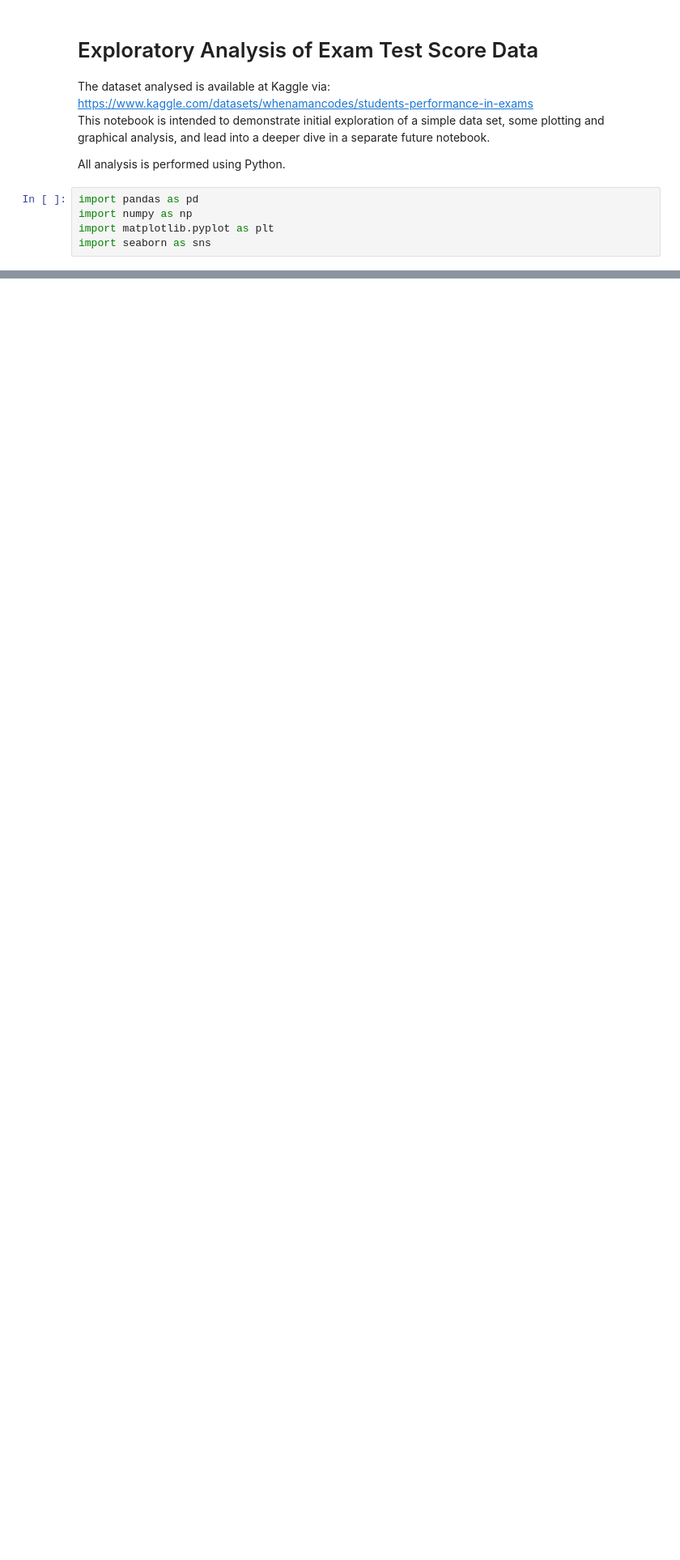
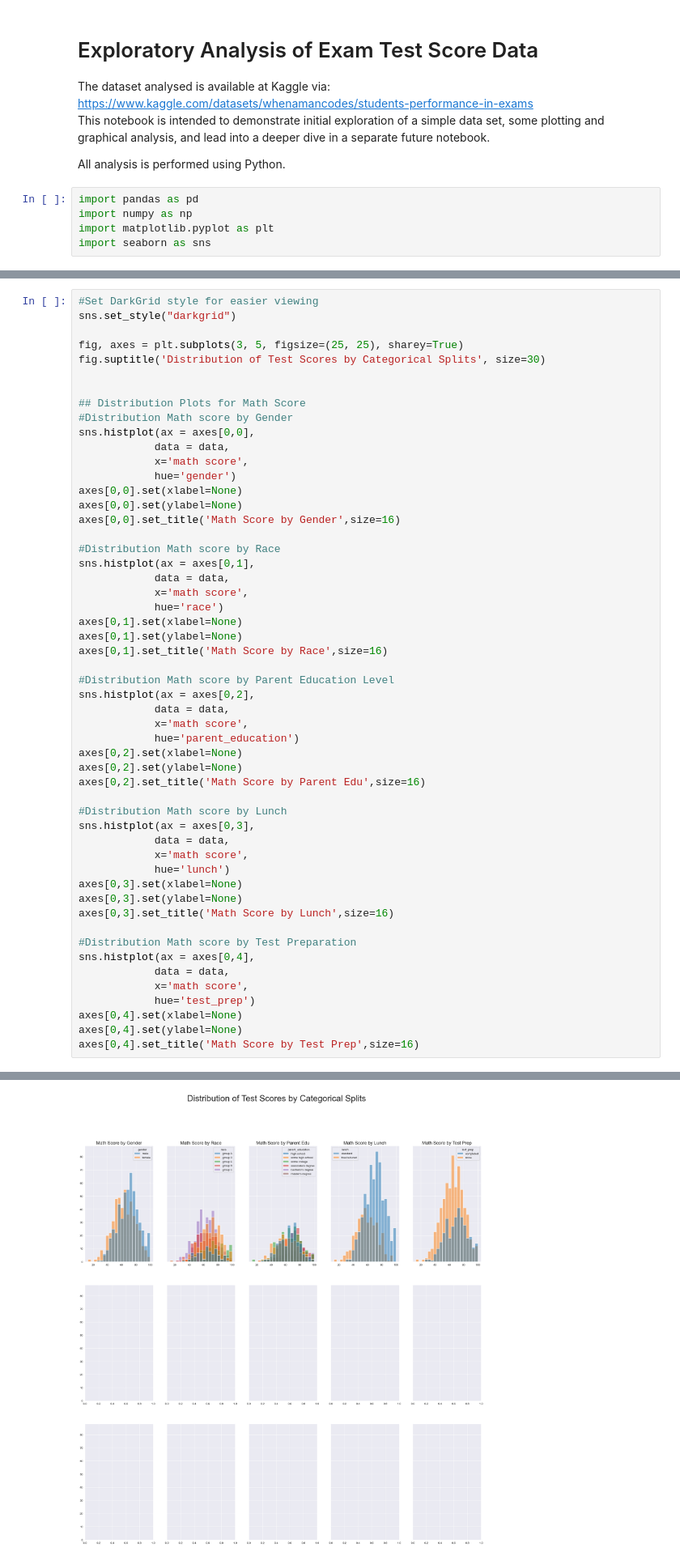
Before and after one commit to HarrisBoyle/analysis_of_test_scores, a Jupyter notebook: exam_analysis.ipynb, the cells around one changed output, grey strips where cells are left out. Shown at 81% size. Drawn from its saved outputs; the diff is of its cells as text; blank space fills up the shorter version.

Commit message:
adding distribution plots

```diff
--- a/exam_analysis.ipynb
+++ b/exam_analysis.ipynb
@@ -75,0 +118,54 @@ none        64.738346      66.439098      64.245113
+# %%
+#Set DarkGrid style for easier viewing
+sns.set_style("darkgrid")
+
+fig, axes = plt.subplots(3, 5, figsize=(25, 25), sharey=True)
+fig.suptitle('Distribution of Test Scores by Categorical Splits', size=30)
+
+
+## Distribution Plots for Math Score
+#Distribution Math score by Gender
+sns.histplot(ax = axes[0,0],
+            data = data,
+            x='math score',
+            hue='gender')
+axes[0,0].set(xlabel=None)
+axes[0,0].set(ylabel=None)
+axes[0,0].set_title('Math Score by Gender',size=16)
+
+#Distribution Math score by Race
+sns.histplot(ax = axes[0,1],
+            data = data,
+            x='math score',
+            hue='race')
+axes[0,1].set(xlabel=None)
+axes[0,1].set(ylabel=None)
+axes[0,1].set_title('Math Score by Race',size=16)
+
+#Distribution Math score by Parent Education Level
+sns.histplot(ax = axes[0,2],
+            data = data,
+            x='math score',
+            hue='parent_education')
+axes[0,2].set(xlabel=None)
+axes[0,2].set(ylabel=None)
+axes[0,2].set_title('Math Score by Parent Edu',size=16)
+
+#Distribution Math score by Lunch
+sns.histplot(ax = axes[0,3],
+            data = data,
+            x='math score',
+            hue='lunch')
+axes[0,3].set(xlabel=None)
+axes[0,3].set(ylabel=None)
+axes[0,3].set_title('Math Score by Lunch',size=16)
+
+#Distribution Math score by Test Preparation
+sns.histplot(ax = axes[0,4],
+            data = data,
+            x='math score',
+            hue='test_prep')
+axes[0,4].set(xlabel=None)
+axes[0,4].set(ylabel=None)
+axes[0,4].set_title('Math Score by Test Prep',size=16)
+# %% [output]
@@ -75,0 +173 @@ none        64.738346      66.439098      64.245113
+[figure, added]
```
Also changed, not shown: parts of 15 cells of this notebook.
